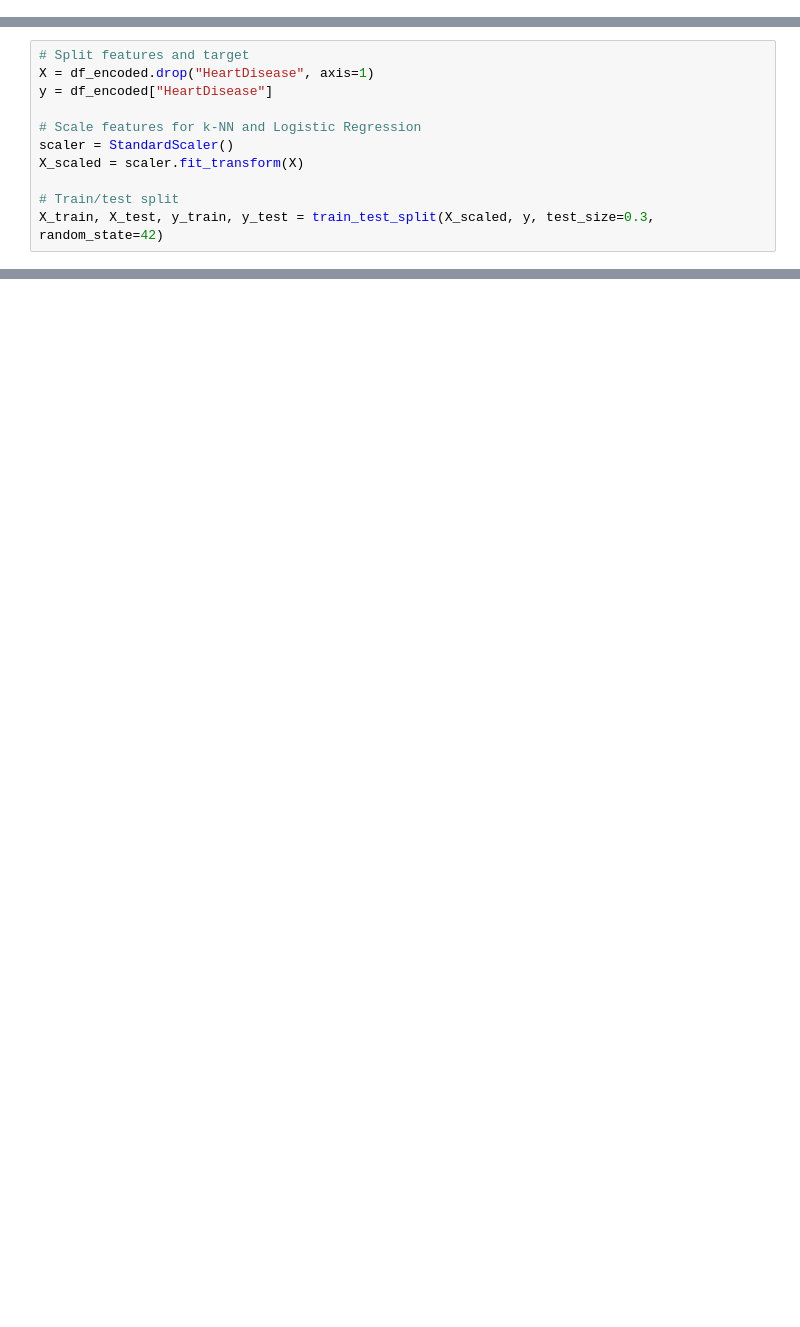
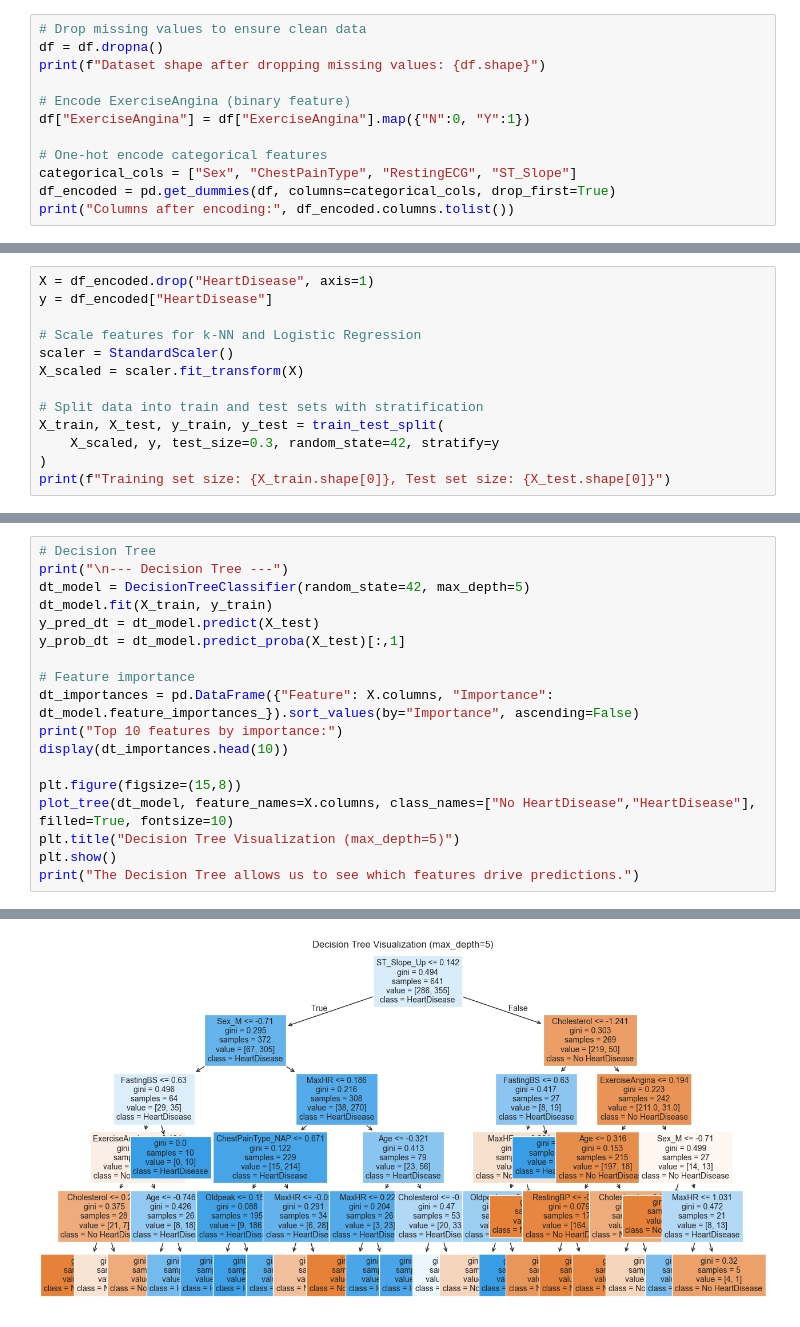
Before and after one commit to Dorian-Caussimon/PRJ-VSB-Machin_learning, a Jupyter notebook: main.ipynb, the cells around one changed output, grey strips where cells are left out. Cells and saved outputs as stored; diff of their text form; blank space fills up the shorter version.

Commit message:
Update after finish

```diff
--- a/main.ipynb
+++ b/main.ipynb
@@ -32,0 +109,12 @@ df_encoded
+# %%
+# Drop missing values to ensure clean data
+df = df.dropna()
+print(f"Dataset shape after dropping missing values: {df.shape}")
+
+# Encode ExerciseAngina (binary feature)
+df["ExerciseAngina"] = df["ExerciseAngina"].map({"N":0, "Y":1})
+
+# One-hot encode categorical features
+categorical_cols = ["Sex", "ChestPainType", "RestingECG", "ST_Slope"]
+df_encoded = pd.get_dummies(df, columns=categorical_cols, drop_first=True)
+print("Columns after encoding:", df_encoded.columns.tolist())
@@ -33,5 +126,4 @@ df_encoded
 # %%
-# Split features and target
 X = df_encoded.drop("HeartDisease", axis=1)
 y = df_encoded["HeartDisease"]
 
@@ -39,5 +131,8 @@ y = df_encoded["HeartDisease"]
 scaler = StandardScaler()
 X_scaled = scaler.fit_transform(X)
 
-# Train/test split
-X_train, X_test, y_train, y_test = train_test_split(X_scaled, y, test_size=0.3, random_state=42)
+# Split data into train and test sets with stratification
+X_train, X_test, y_train, y_test = train_test_split(
+    X_scaled, y, test_size=0.3, random_state=42, stratify=y
+)
+print(f"Training set size: {X_train.shape[0]}, Test set size: {X_test.shape[0]}")
@@ -43,0 +143,19 @@ X_train, X_test, y_train, y_test = train_test_split(X_scaled, y, test_size=0.3,
+# %%
+# Decision Tree
+print("\n--- Decision Tree ---")
+dt_model = DecisionTreeClassifier(random_state=42, max_depth=5)
+dt_model.fit(X_train, y_train)
+y_pred_dt = dt_model.predict(X_test)
+y_prob_dt = dt_model.predict_proba(X_test)[:,1]
+
+# Feature importance
+dt_importances = pd.DataFrame({"Feature": X.columns, "Importance": dt_model.feature_importances_}).sort_values(by="Importance", ascending=False)
+print("Top 10 features by importance:")
+display(dt_importances.head(10))
+
+plt.figure(figsize=(15,8))
+plot_tree(dt_model, feature_names=X.columns, class_names=["No HeartDisease","HeartDisease"], filled=True, fontsize=10)
+plt.title("Decision Tree Visualization (max_depth=5)")
+plt.show()
+print("The Decision Tree allows us to see which features drive predictions.")
+# %% [output]
@@ -43,0 +175 @@ X_train, X_test, y_train, y_test = train_test_split(X_scaled, y, test_size=0.3,
+[figure, added]
```
Also changed, not shown: parts of 21 cells of this notebook.
